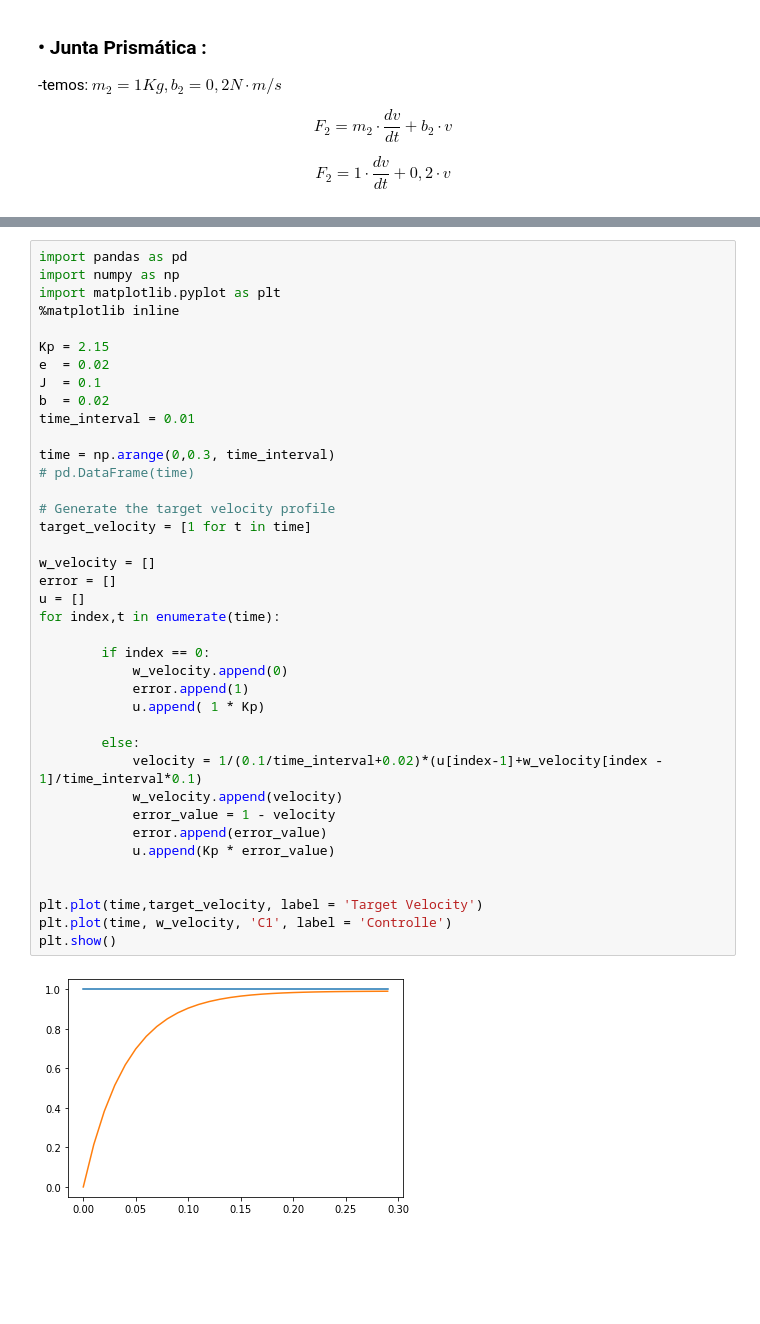
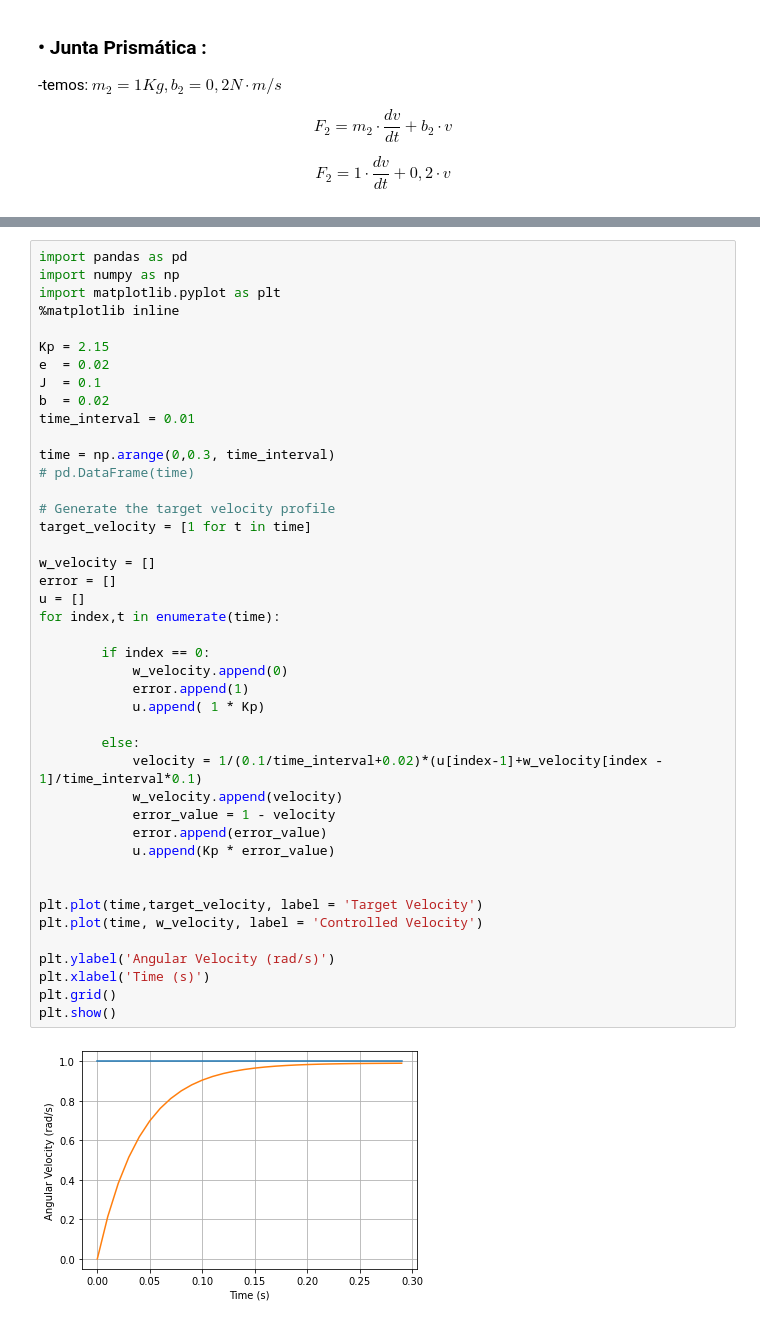
Before and after one commit to Pedro4064/ES101, a Jupyter notebook: ES101 - Robotic Arm/Braço Robótico.ipynb, the cells around one changed output, grey strips where cells are left out. Saved outputs shown, nothing was run; the diff lists cells and outputs as text; blank space fills up the shorter version.

```diff
--- a/ES101 - Robotic Arm/Braço Robótico.ipynb
+++ b/ES101 - Robotic Arm/Braço Robótico.ipynb
@@ -723,32 +731,36 @@ J  = 0.1
 b  = 0.02
 time_interval = 0.01
 
 time = np.arange(0,0.3, time_interval)
 # pd.DataFrame(time)
 
 # Generate the target velocity profile
 target_velocity = [1 for t in time]
 
 w_velocity = []
 error = []
 u = []
 for index,t in enumerate(time):
 
         if index == 0:
             w_velocity.append(0)
             error.append(1)
             u.append( 1 * Kp)
 
         else:
             velocity = 1/(0.1/time_interval+0.02)*(u[index-1]+w_velocity[index - 1]/time_interval*0.1)
             w_velocity.append(velocity)
             error_value = 1 - velocity
             error.append(error_value)
             u.append(Kp * error_value)
 
 
 plt.plot(time,target_velocity, label = 'Target Velocity')
-plt.plot(time, w_velocity, 'C1', label = 'Controlle')
+plt.plot(time, w_velocity, label = 'Controlled Velocity')
+
+plt.ylabel('Angular Velocity (rad/s)')
+plt.xlabel('Time (s)')
+plt.grid()
 plt.show()
 # %% [output]
-[figure, old version]
+[figure, new version]
```
Also changed, not shown: parts of 2 cells of this notebook.
